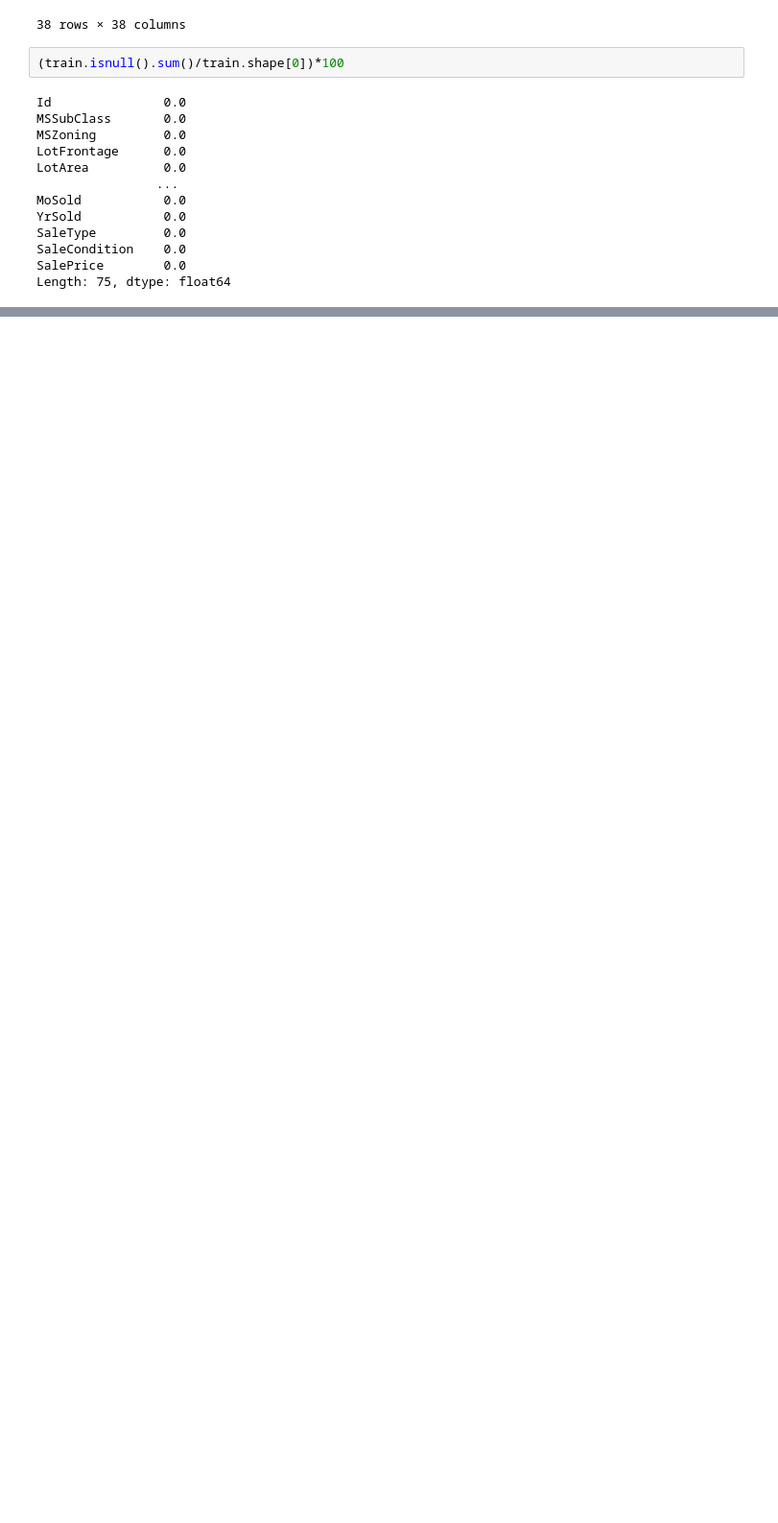
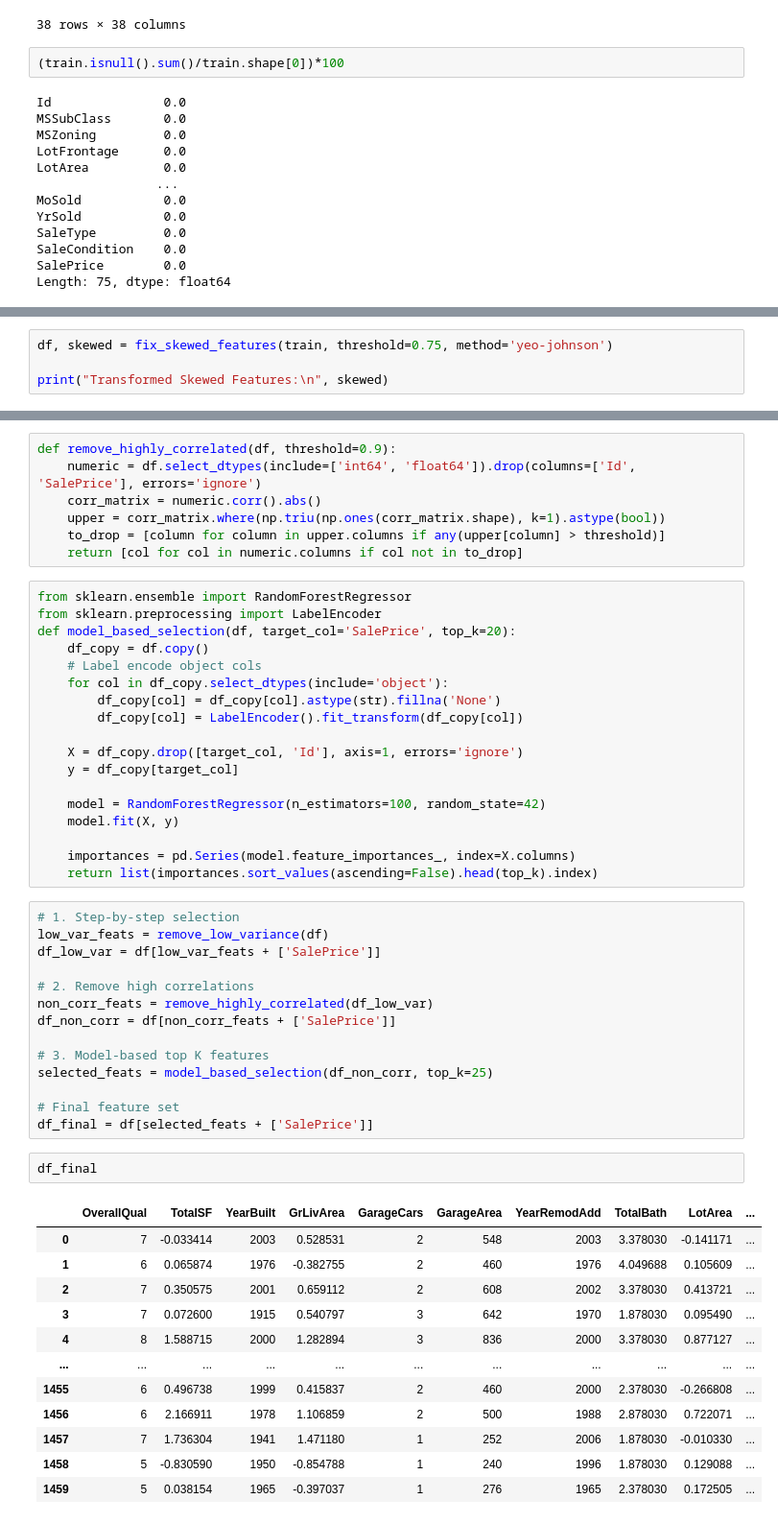
Before and after one commit to Gargi0011/HousePrice-Prediction-V1, a Jupyter notebook: trail.ipynb, the cells around one changed output, grey strips where cells are left out. Shown at 96% size. Cells and saved outputs as stored; diff of their text form; blank space fills up the shorter version.

```diff
--- a/trail.ipynb
+++ b/trail.ipynb
@@ -179,0 +263,4 @@ Length: 75, dtype: float64
+# %%
+df, skewed = fix_skewed_features(train, threshold=0.75, method='yeo-johnson')
+
+print("Transformed Skewed Features:\n", skewed)
@@ -179,0 +316,54 @@ Length: 75, dtype: float64
+# %%
+def remove_highly_correlated(df, threshold=0.9):
+    numeric = df.select_dtypes(include=['int64', 'float64']).drop(columns=['Id', 'SalePrice'], errors='ignore')
+    corr_matrix = numeric.corr().abs()
+    upper = corr_matrix.where(np.triu(np.ones(corr_matrix.shape), k=1).astype(bool))
+    to_drop = [column for column in upper.columns if any(upper[column] > threshold)]
+    return [col for col in numeric.columns if col not in to_drop]
+# %%
+from sklearn.ensemble import RandomForestRegressor
+from sklearn.preprocessing import LabelEncoder
+def model_based_selection(df, target_col='SalePrice', top_k=20):
+    df_copy = df.copy()
+    # Label encode object cols
+    for col in df_copy.select_dtypes(include='object'):
+        df_copy[col] = df_copy[col].astype(str).fillna('None')
+        df_copy[col] = LabelEncoder().fit_transform(df_copy[col])
+
+    X = df_copy.drop([target_col, 'Id'], axis=1, errors='ignore')
+    y = df_copy[target_col]
+
+    model = RandomForestRegressor(n_estimators=100, random_state=42)
+    model.fit(X, y)
+
+    importances = pd.Series(model.feature_importances_, index=X.columns)
+    return list(importances.sort_values(ascending=False).head(top_k).index)
+# %%
+# 1. Step-by-step selection
+low_var_feats = remove_low_variance(df)
+df_low_var = df[low_var_feats + ['SalePrice']]
+
+# 2. Remove high correlations
+non_corr_feats = remove_highly_correlated(df_low_var)
+df_non_corr = df[non_corr_feats + ['SalePrice']]
+
+# 3. Model-based top K features
+selected_feats = model_based_selection(df_non_corr, top_k=25)
+
+# Final feature set
+df_final = df[selected_feats + ['SalePrice']]
+# %%
+df_final
+# %% [output]
+|  | OverallQual | TotalSF | YearBuilt | GrLivArea | GarageCars | GarageArea | YearRemodAdd | TotalBath | LotArea | ... |
+| 0 | 7 | -0.033414 | 2003 | 0.528531 | 2 | 548 | 2003 | 3.378030 | -0.141171 | ... |
+| 1 | 6 | 0.065874 | 1976 | -0.382755 | 2 | 460 | 1976 | 4.049688 | 0.105609 | ... |
+| 2 | 7 | 0.350575 | 2001 | 0.659112 | 2 | 608 | 2002 | 3.378030 | 0.413721 | ... |
+| 3 | 7 | 0.072600 | 1915 | 0.540797 | 3 | 642 | 1970 | 1.878030 | 0.095490 | ... |
+| 4 | 8 | 1.588715 | 2000 | 1.282894 | 3 | 836 | 2000 | 3.378030 | 0.877127 | ... |
+| ... | ... | ... | ... | ... | ... | ... | ... | ... | ... | ... |
+| 1455 | 6 | 0.496738 | 1999 | 0.415837 | 2 | 460 | 2000 | 2.378030 | -0.266808 | ... |
+| 1456 | 6 | 2.166911 | 1978 | 1.106859 | 2 | 500 | 1988 | 2.878030 | 0.722071 | ... |
+| 1457 | 7 | 1.736304 | 1941 | 1.471180 | 1 | 252 | 2006 | 1.878030 | -0.010330 | ... |
+| 1458 | 5 | -0.830590 | 1950 | -0.854788 | 1 | 240 | 1996 | 1.878030 | 0.129088 | ... |
+| 1459 | 5 | 0.038154 | 1965 | -0.397037 | 1 | 276 | 1965 | 2.378030 | 0.172505 | ... |
```
Also changed, not shown: parts of 18 cells of this notebook, 5 other files.
